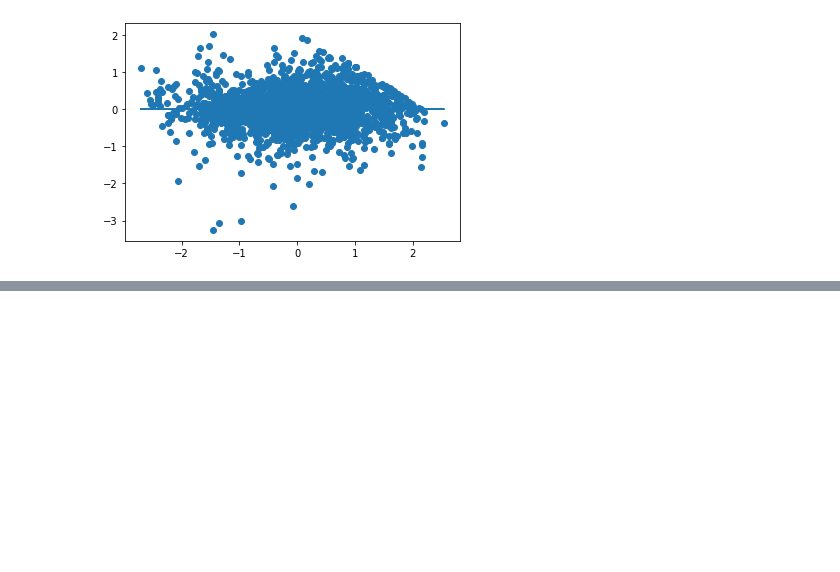
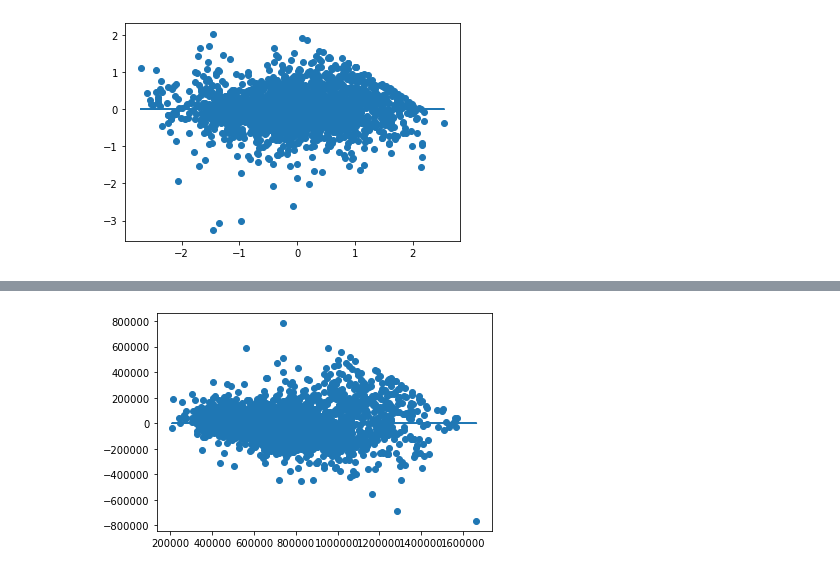
Before and after one commit to melodygr/Housing-Regression-Project, a Jupyter notebook: data-collection-EDA.ipynb, the cells around one changed output, grey strips where cells are left out. Drawn from its saved outputs; the diff is of its cells as text; code cells hidden in the pictures; blank space fills up the shorter version.

```diff
--- a/data-collection-EDA.ipynb
+++ b/data-collection-EDA.ipynb
@@ -1225,0 +1419,5 @@ plt.plot(model6.predict(X_int_5), [0 for i in range(len(X_int_5))]);
+# %%
+plt.scatter(model_poly.predict(X_int_poly), model_poly.resid)
+plt.plot(model_poly.predict(X_int_poly), [0 for i in range(len(X_int_poly))]);
+# %% [output]
+[figure, added]
```
Also changed, not shown: parts of 54 cells of this notebook, 1 other file.
